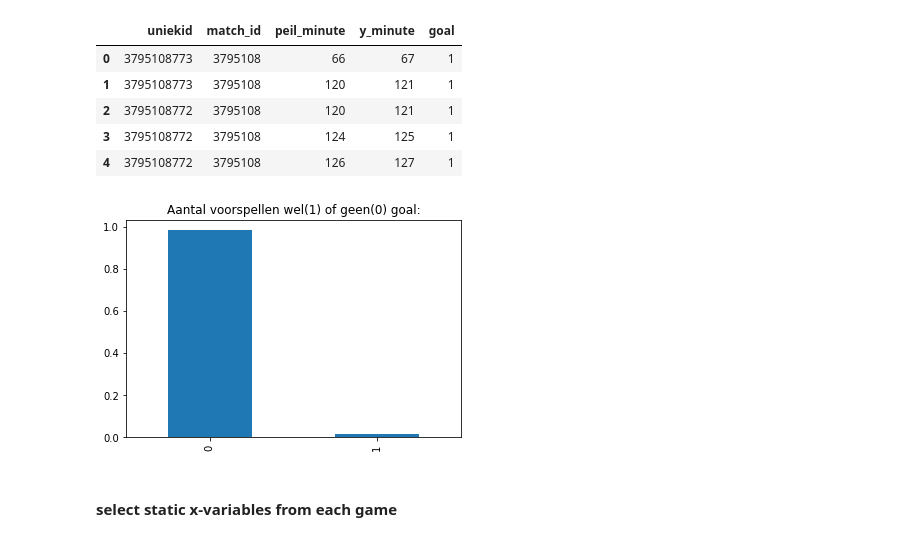
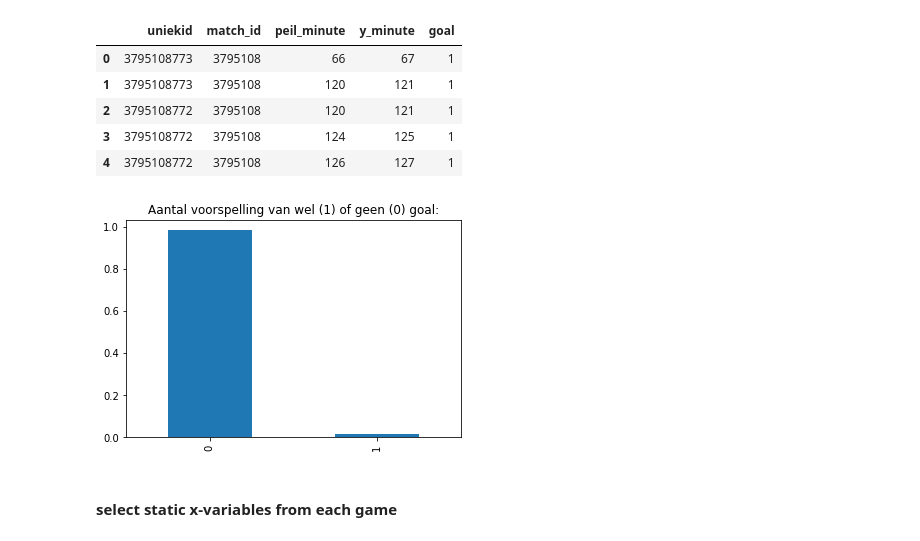
Before and after one commit to Nelleke20/notebook.goalpredictor, a Jupyter notebook: notebooks/1_create_trainset.ipynb, the cells around one changed output. Saved outputs shown, nothing was run; the diff lists cells and outputs as text; code cells hidden in the pictures.

```diff
--- a/notebooks/1_create_trainset.ipynb
+++ b/notebooks/1_create_trainset.ipynb
@@ -216,10 +216,10 @@ yvar.head()
 # %%
 # lets see the distribution of our prediction variable
 yvar['goal'].value_counts(normalize=True).plot(kind='bar')
-plt.title('Aantal voorspellen wel(1) of geen(0) goal:')
+plt.title('Aantal voorspelling van wel (1) of geen (0) goal:')
 plt.show()
 # %% [output]
-[figure, old version]
+[figure, new version]
 # %% [markdown]
 #### select static x-variables from each game
 # %%
```
Also changed, not shown: parts of 18 cells of this notebook, 1 other file.
